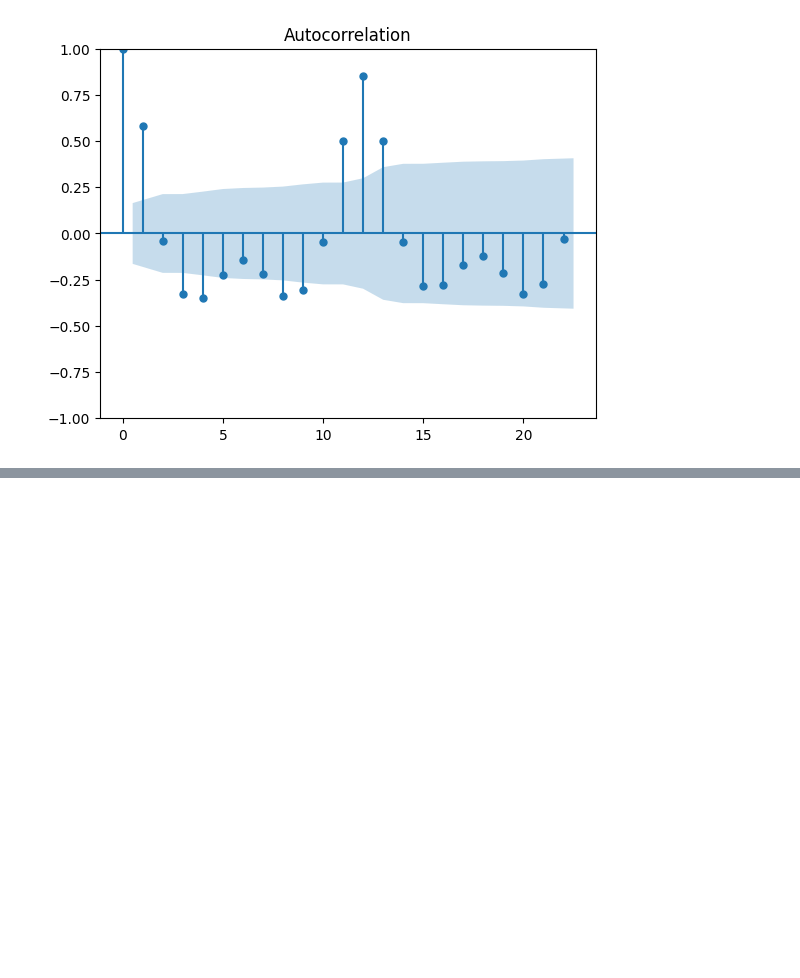
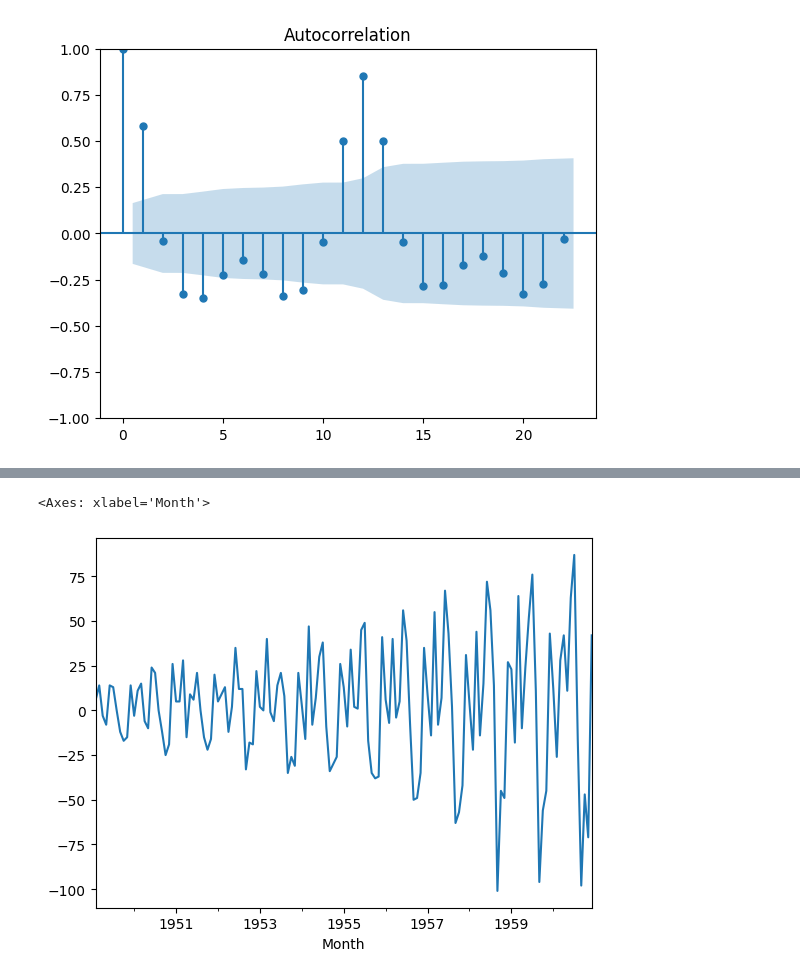
Before and after one commit to AhmAdO9/Machine_learning, a Jupyter notebook: TimeSeriesAnalysis/TimeSeriesAnalysis.ipynb, the cells around one changed output, grey strips where cells are left out. Saved outputs shown, nothing was run; the diff lists cells and outputs as text; code cells hidden in the pictures; blank space fills up the shorter version.

```diff
--- a/TimeSeriesAnalysis/TimeSeriesAnalysis.ipynb
+++ b/TimeSeriesAnalysis/TimeSeriesAnalysis.ipynb
@@ -694,0 +897,5 @@ acf = plot_acf(df['Passenger Second Difference'].dropna())
+# %%
+df['Passenger First Difference'].dropna().plot()
+# %% [output]
+<Axes: xlabel='Month'>
+[figure, added]
```
Also changed, not shown: parts of 31 cells of this notebook.
